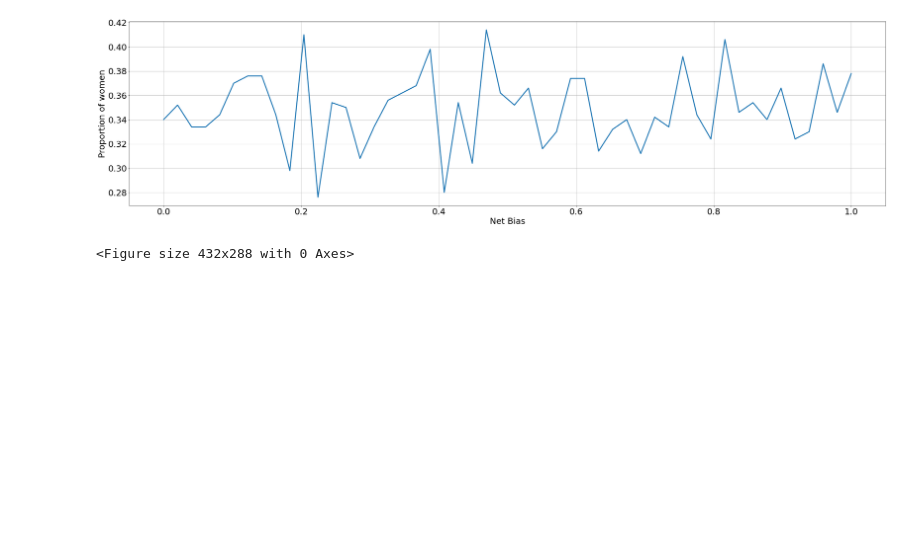
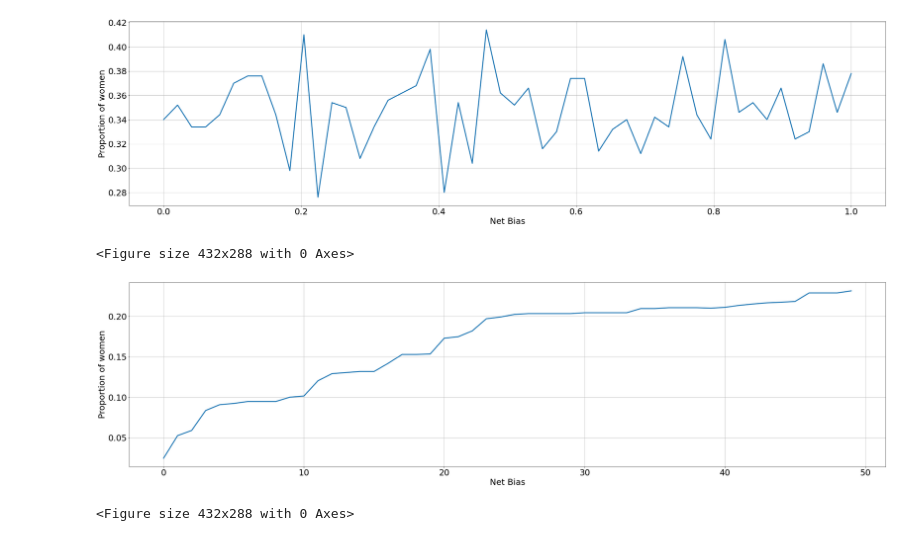
Before and after one commit to jastiso/modeling_citations, a Jupyter notebook: scripts/class_fn_test.ipynb, the cells around one changed output. Saved outputs shown, nothing was run; the diff lists cells and outputs as text; code cells hidden in the pictures; blank space fills up the shorter version.

```diff
--- a/scripts/class_fn_test.ipynb
+++ b/scripts/class_fn_test.ipynb
@@ -1154,25 +860,26 @@ plt.draw()
 # %%
 # test repeated exposures
 nSim = 50
-net_biases = np.linspace(0.,1.,50)
 n = 500
 
-def test_updates(b,nSim,g,node_2_gender,n):
-    props = np.zeros((nSim,1))
-    a1 = Author(0.5,0.5,.5,0.0)
-    a1.init_network(g, node_2_gender, n)
-    a2 = Author(.8,0.5,0.5,0.5)
-    a2.init_network(g, node_2_gender, n)
-    a1.init_network(g, node_2_gender, n)
-    a1.init_network(g, node_2_gender, n)
-    for j in range(nSim):
-        bib = a2.get_cites(100)
-        a1.update_network(bib,a2.network)
-        props[j,] = sum([x == 'woman' for x in a1.network.vs()['gender']])/len(a1.network.vs())
-    return props)
-
-
-props = Parallel(n_jobs=4)(
-    delayed(test_updates)(b,nSim,g,node_2_gender,n)
-    for b in tqdm(learn_biases)
-)
+props = np.zeros((nSim,))
+a1 = Author(0.0,0.5,.5,0.5)
+a2 = Author(.8,0.5,0.5,0.5)
+a2.init_network(g, node_2_gender, n)
+a1.init_network(g, node_2_gender, n)
+for i in range(nSim):
+    bib = a2.get_cites(100)
+    a1.update_network(bib,a2.network)
+    props[i,] =  sum([x == 'woman' for x in a1.network.vs()['gender']])/len(a1.network.vs())
+# %%
+plt.rcParams.update({'font.size': 25})
+plt.figure(figsize=(40,10))
+plt.plot(range(nSim), props, linewidth=3.0)
+plt.ylabel('Proportion of women')
+plt.xlabel('Net Bias')
+plt.grid(True)
+plt.show()
+plt.draw()
+# %% [output]
+[figure, added]
+<Figure size 432x288 with 0 Axes>
```
Also changed, not shown: parts of 7 cells of this notebook, 1 other file.
